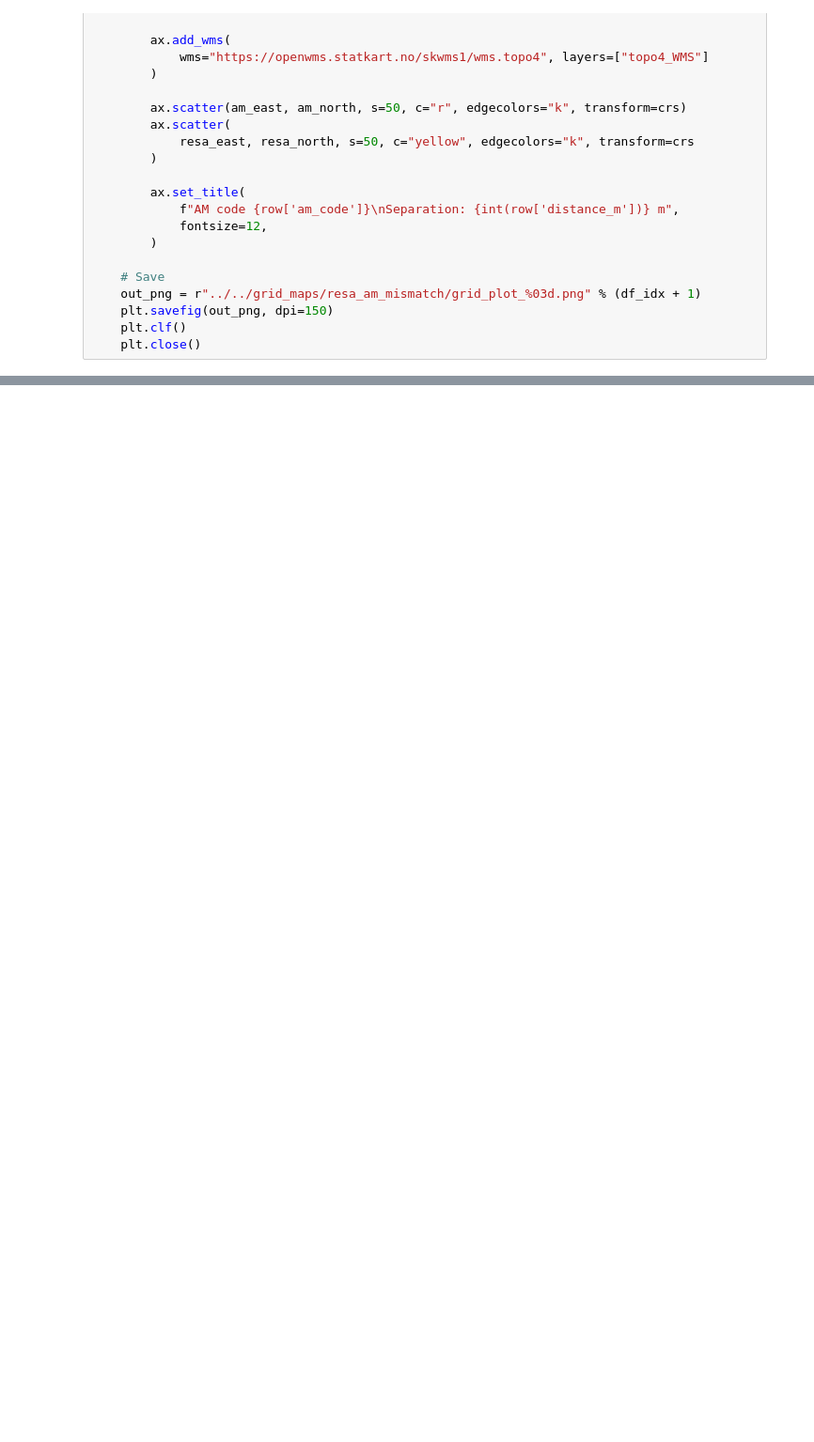
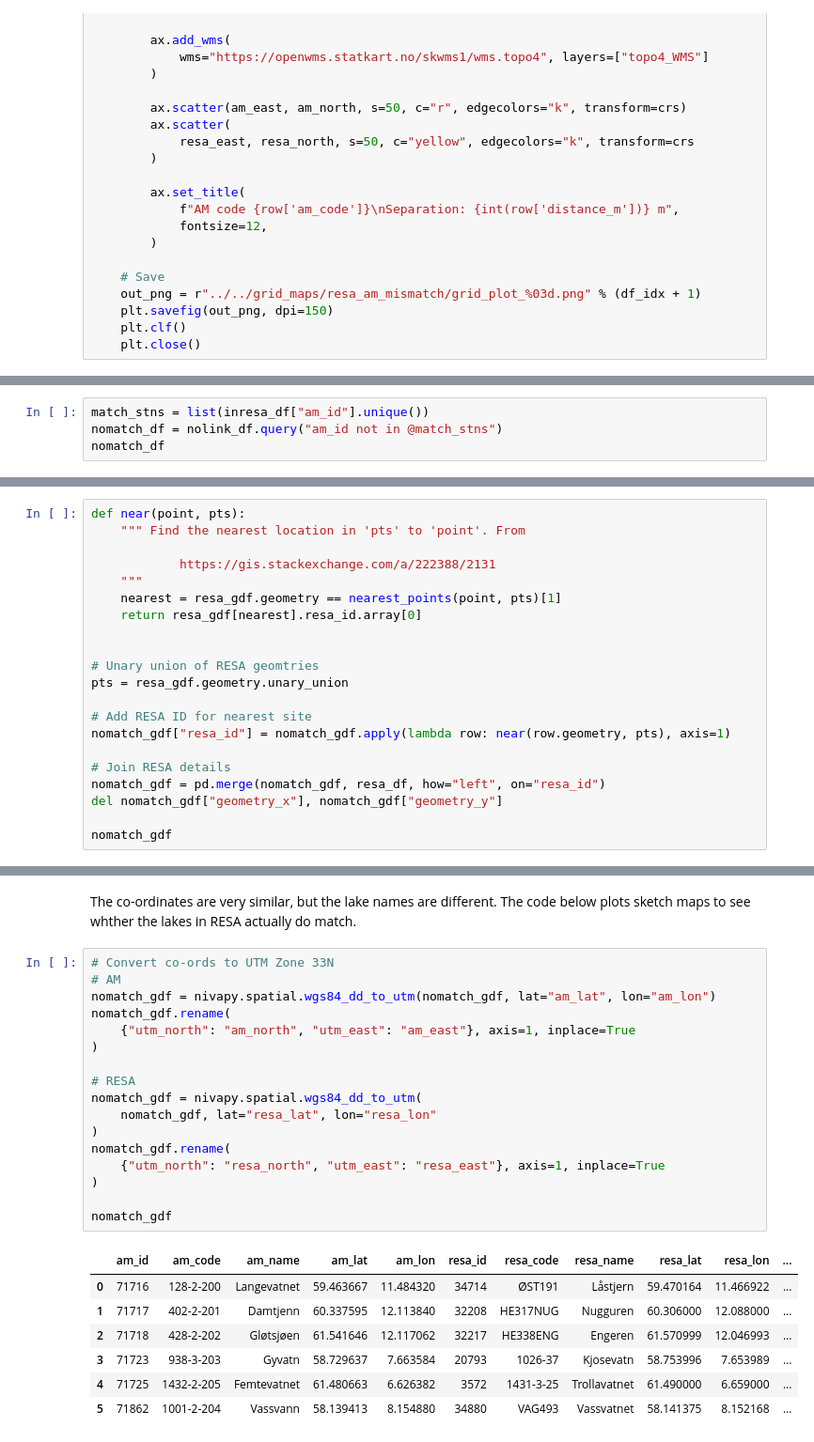
Before and after one commit to JamesSample/1000_lakes_2019, a Jupyter notebook: 01_link_to_resa.ipynb, the cells around one changed output, grey strips where cells are left out. Shown: that part at 94% size. Drawn from its saved outputs; the diff is of its cells as text; blank space fills up the shorter version.

```diff
--- a/01_link_to_resa.ipynb
+++ b/01_link_to_resa.ipynb
@@ -321,0 +391,4 @@ err_df.query('am_code =="402-1-28"')
+# %%
+match_stns = list(inresa_df["am_id"].unique())
+nomatch_df = nolink_df.query("am_id not in @match_stns")
+nomatch_df
@@ -321,0 +416,21 @@ err_df.query('am_code =="402-1-28"')
+# %%
+def near(point, pts):
+    """ Find the nearest location in 'pts' to 'point'. From
+
+            https://gis.stackexchange.com/a/222388/2131
+    """
+    nearest = resa_gdf.geometry == nearest_points(point, pts)[1]
+    return resa_gdf[nearest].resa_id.array[0]
+
+
+# Unary union of RESA geomtries
+pts = resa_gdf.geometry.unary_union
+
+# Add RESA ID for nearest site
+nomatch_gdf["resa_id"] = nomatch_gdf.apply(lambda row: near(row.geometry, pts), axis=1)
+
+# Join RESA details
+nomatch_gdf = pd.merge(nomatch_gdf, resa_df, how="left", on="resa_id")
+del nomatch_gdf["geometry_x"], nomatch_gdf["geometry_y"]
+
+nomatch_gdf
@@ -321,0 +445,27 @@ err_df.query('am_code =="402-1-28"')
+# %% [markdown]
+The co-ordinates are very similar, but the lake names are different. The code below plots sketch maps to see whther the lakes in RESA actually do match.
+# %%
+# Convert co-ords to UTM Zone 33N
+# AM
+nomatch_gdf = nivapy.spatial.wgs84_dd_to_utm(nomatch_gdf, lat="am_lat", lon="am_lon")
+nomatch_gdf.rename(
+    {"utm_north": "am_north", "utm_east": "am_east"}, axis=1, inplace=True
+)
+
+# RESA
+nomatch_gdf = nivapy.spatial.wgs84_dd_to_utm(
+    nomatch_gdf, lat="resa_lat", lon="resa_lon"
+)
+nomatch_gdf.rename(
+    {"utm_north": "resa_north", "utm_east": "resa_east"}, axis=1, inplace=True
+)
+
+nomatch_gdf
+# %% [output]
+|  | am_id | am_code | am_name | am_lat | am_lon | resa_id | resa_code | resa_name | resa_lat | resa_lon | ... |
+| 0 | 71716 | 128-2-200 | Langevatnet | 59.463667 | 11.484320 | 34714 | ØST191 | Låstjern | 59.470164 | 11.466922 | ... |
+| 1 | 71717 | 402-2-201 | Damtjenn | 60.337595 | 12.113840 | 32208 | HE317NUG | Nugguren | 60.306000 | 12.088000 | ... |
+| 2 | 71718 | 428-2-202 | Gløtsjøen | 61.541646 | 12.117062 | 32217 | HE338ENG | Engeren | 61.570999 | 12.046993 | ... |
+| 3 | 71723 | 938-3-203 | Gyvatn | 58.729637 | 7.663584 | 20793 | 1026-37 | Kjosevatn | 58.753996 | 7.653989 | ... |
+| 4 | 71725 | 1432-2-205 | Femtevatnet | 61.480663 | 6.626382 | 3572 | 1431-3-25 | Trollavatnet | 61.490000 | 6.659000 | ... |
+| 5 | 71862 | 1001-2-204 | Vassvann | 58.139413 | 8.154880 | 34880 | VAG493 | Vassvatnet | 58.141375 | 8.152168 | ... |
```
Also changed, not shown: parts of 34 cells of this notebook, 3 other files.
